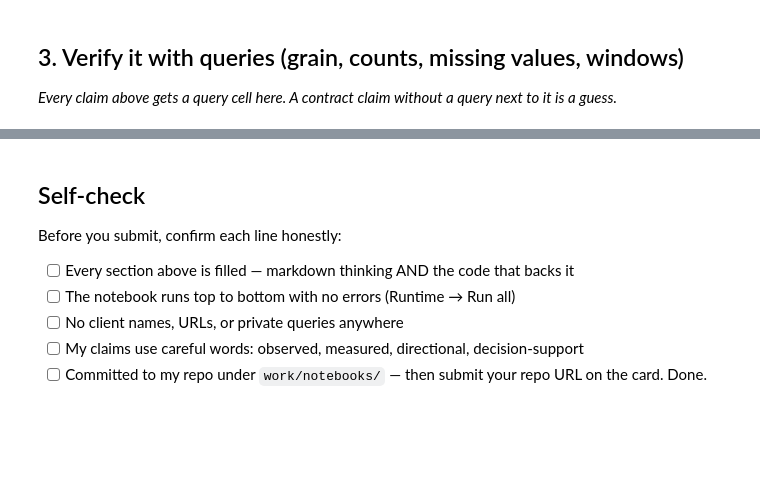
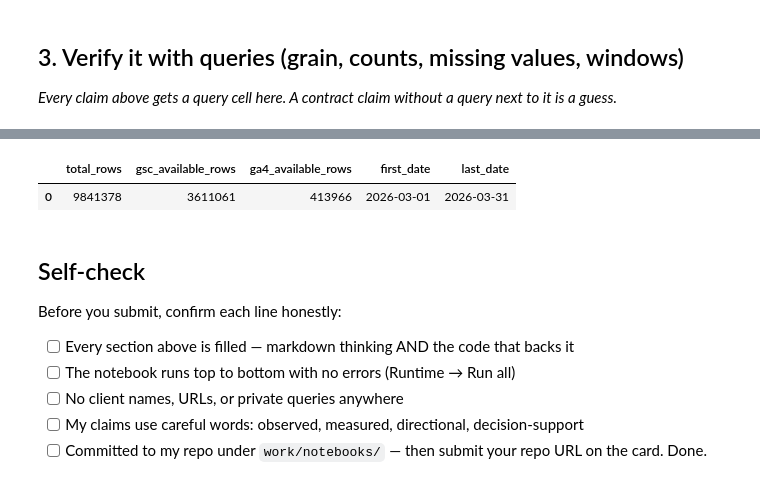
Before and after one commit to Shakir-j/flyrank-internship-ml, a Jupyter notebook: work/notebooks/w03_data_contract.ipynb, the cells around one changed output, grey strips where cells are left out. Cells and saved outputs as stored; diff of their text form; code cells hidden in the pictures; blank space fills up the shorter version.

```diff
--- a/work/notebooks/w03_data_contract.ipynb
+++ b/work/notebooks/w03_data_contract.ipynb
@@ -37,3 +372,26 @@ This skeleton is yours to fill. Work the sections **in order** — each one has
+# %%
+# Verification 4: data availability limits and analysis window
+
+limit_check = con.sql("""
+    SELECT
+        COUNT(*) AS total_rows,
+        COUNT(*) FILTER (
+            WHERE gsc_data_available IS TRUE
+        ) AS gsc_available_rows,
+        COUNT(*) FILTER (
+            WHERE ga4_data_available IS TRUE
+        ) AS ga4_available_rows,
+        MIN(report_date) AS first_date,
+        MAX(report_date) AS last_date
+    FROM read_parquet(
+        'hf://datasets/FlyRank/internship-warehouse/fact_content_daily_performance/month=2026-03/*.parquet'
+    )
+""").df()
+
+limit_check
+# %% [output]
+|  | total_rows | gsc_available_rows | ga4_available_rows | first_date | last_date |
+| 0 | 9841378 | 3611061 | 413966 | 2026-03-01 | 2026-03-31 |
 # %% [markdown]
 ## Self-check
 
```
Also changed, not shown: parts of 18 cells of this notebook.
